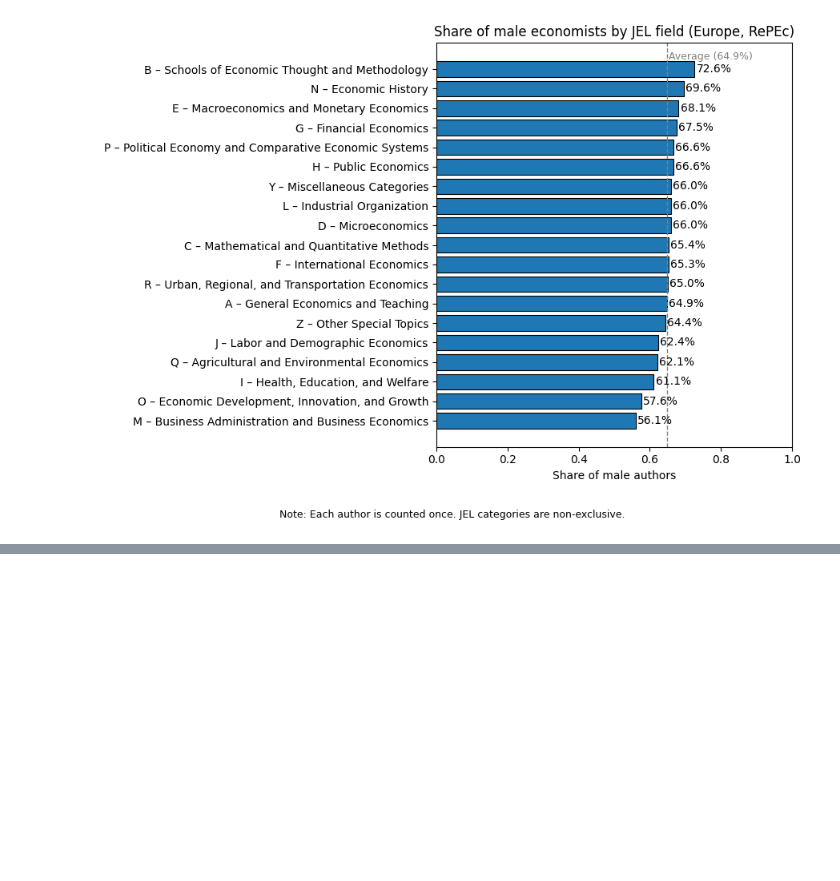
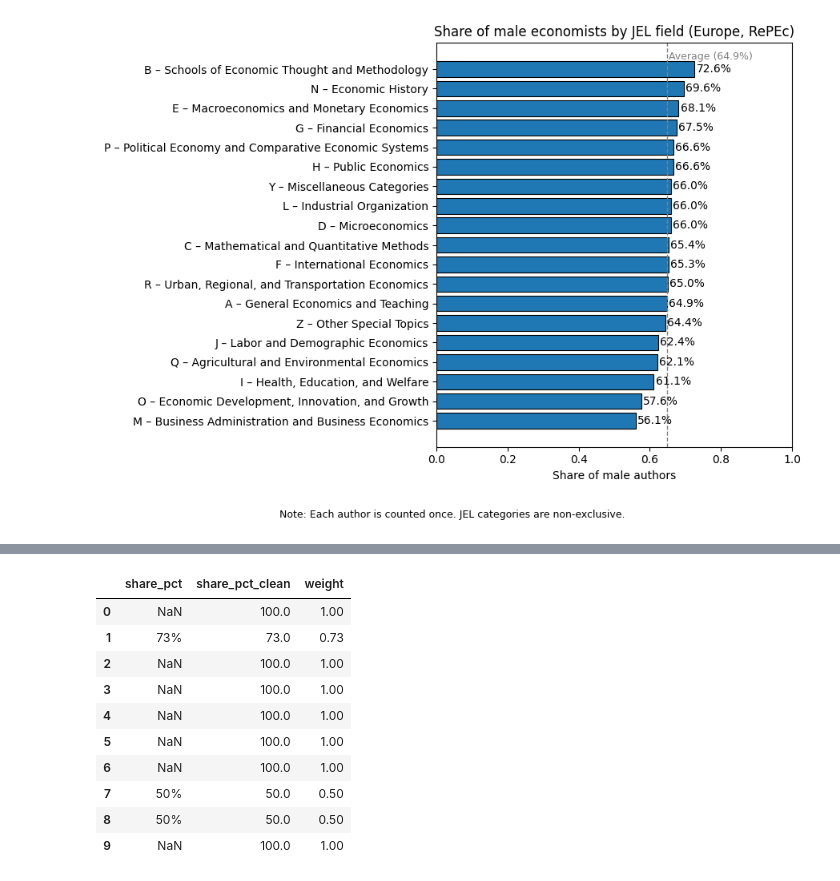
Before and after one commit to celinamadaschi/Telecom-DataAnalysis_Economics, a Jupyter notebook: Gender Analysis.ipynb, the cells around one changed output, grey strips where cells are left out. Cells and saved outputs as stored; diff of their text form; code cells hidden in the pictures; blank space fills up the shorter version.

```diff
--- a/Gender Analysis.ipynb
+++ b/Gender Analysis.ipynb
@@ -665,0 +656,16 @@ plt.show()
+# %%
+import pandas as pd
+
+# Copie de sécurité
+df = df1.copy()
+
+# Extraire le pays = dernière partie après la virgule
+df["country"] = (
+    df["location"]
+    .astype(str)
+    .str.split(",")
+    .str[-1]
+    .str.strip()
+)
+
+df[["location", "country"]]
@@ -665,0 +706,32 @@ plt.show()
+# %%
+# Nettoyage
+df["share_pct_clean"] = (
+    df["share_pct"]
+    .astype(str)
+    .str.replace("%", "", regex=False)
+)
+
+df["share_pct_clean"] = pd.to_numeric(
+    df["share_pct_clean"],
+    errors="coerce"
+)
+
+# 👉 ICI la correction clé
+df["share_pct_clean"] = df["share_pct_clean"].fillna(100)
+
+# Poids final
+df["weight"] = df["share_pct_clean"] / 100
+# %%
+df[["share_pct", "share_pct_clean", "weight"]].head(10)
+# %% [output]
+|  | share_pct | share_pct_clean | weight |
+| 0 | NaN | 100.0 | 1.00 |
+| 1 | 73% | 73.0 | 0.73 |
+| 2 | NaN | 100.0 | 1.00 |
+| 3 | NaN | 100.0 | 1.00 |
+| 4 | NaN | 100.0 | 1.00 |
+| 5 | NaN | 100.0 | 1.00 |
+| 6 | NaN | 100.0 | 1.00 |
+| 7 | 50% | 50.0 | 0.50 |
+| 8 | 50% | 50.0 | 0.50 |
+| 9 | NaN | 100.0 | 1.00 |
```
Also changed, not shown: parts of 21 cells of this notebook.
